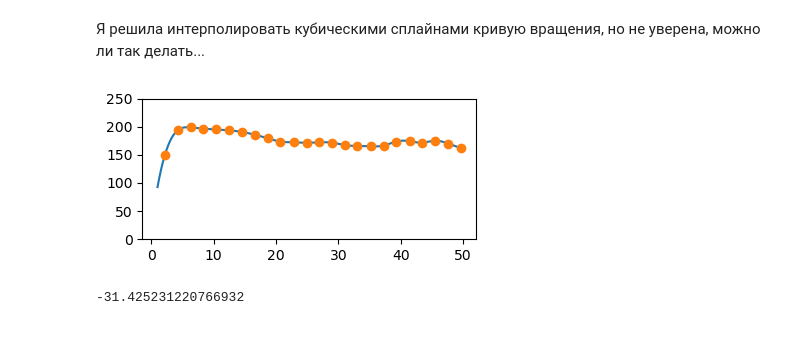
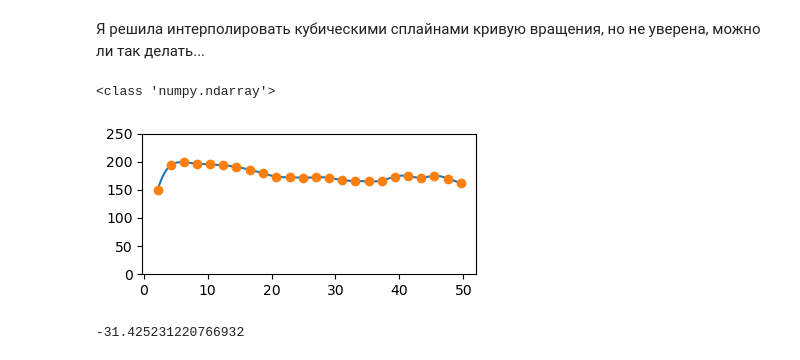
Before and after one commit to Polina-Kochergina/velocity_gradients, a Jupyter notebook: vel_grad.ipynb, the cells around one changed output. Cells and saved outputs as stored; diff of their text form; code cells hidden in the pictures.

```diff
--- a/vel_grad.ipynb
+++ b/vel_grad.ipynb
@@ -234,4 +231,8 @@ plt.ylim([0, 250])
 # %% [markdown]
 Я решила интерполировать кубическими сплайнами кривую вращения, но не уверена, можно ли так делать...
+# %%
+print(type(R))
+# %% [output]
+<class 'numpy.ndarray'>
 # %%
 from scipy.interpolate import CubicSpline
@@ -239,14 +243,14 @@ spl = CubicSpline(R, V)
 # %%
 import matplotlib.pyplot as plt
 fig, ax = plt.subplots(figsize=(4, 2))
-xnew = np.linspace(1, R[-1], num=1001)
+xnew = np.linspace(R[0], R[-1], num=1001)
 plt.plot(xnew, spl(xnew))
 plt.plot(R, V, 'o', label='data')
 plt.ylim([0, 250])
 plt.tight_layout()
 plt.show()
 # %% [output]
-[figure, old version]
+[figure, new version]
 # %%
 print(hdu.data[int(hdu.header["CRPIX1"]),int(hdu.header["CRPIX2"])])
 v_0 = hdu.data[int(hdu.header["CRPIX1"]),int(hdu.header["CRPIX2"])]
```
Also changed, not shown: parts of 9 cells of this notebook, 1 other file.
